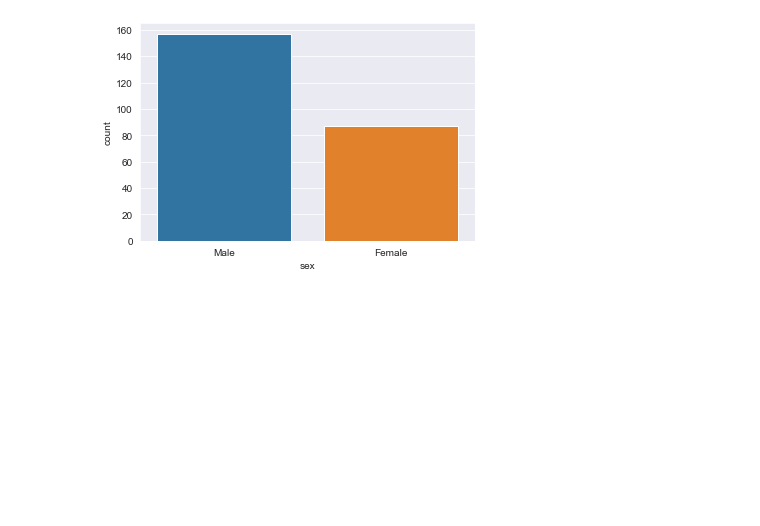
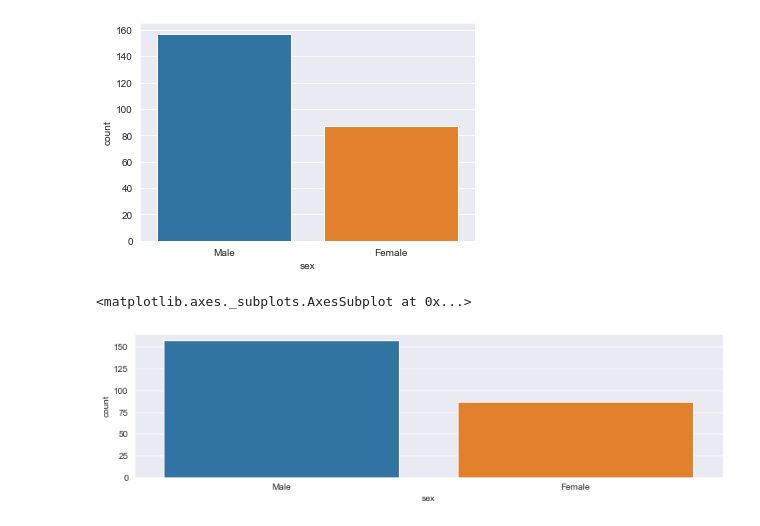
Before and after one commit to appwebtech/Data-Science, a Jupyter notebook: 5_data_visualization_seaborn/Style and Color.ipynb, the cells around one changed output. Saved outputs shown, nothing was run; the diff lists cells and outputs as text; code cells hidden in the pictures; blank space fills up the shorter version.

```diff
--- a/5_data_visualization_seaborn/Style and Color.ipynb
+++ b/5_data_visualization_seaborn/Style and Color.ipynb
@@ -21,3 +21,14 @@ sns.countplot(x='sex',data=tips)
 # %% [output]
 <matplotlib.axes._subplots.AxesSubplot at 0x...>
 [figure]
+# %%
+# Size and Aspects. It's possible to control the size of your plots by passing different params
+
+import matplotlib.pyplot as plt
+
+
+plt.figure(figsize=(12,3))
+sns.countplot(x='sex',data=tips)
+# %% [output]
+<matplotlib.axes._subplots.AxesSubplot at 0x...>
+[figure, added]
```
Also changed, not shown: parts of 2 cells of this notebook.
